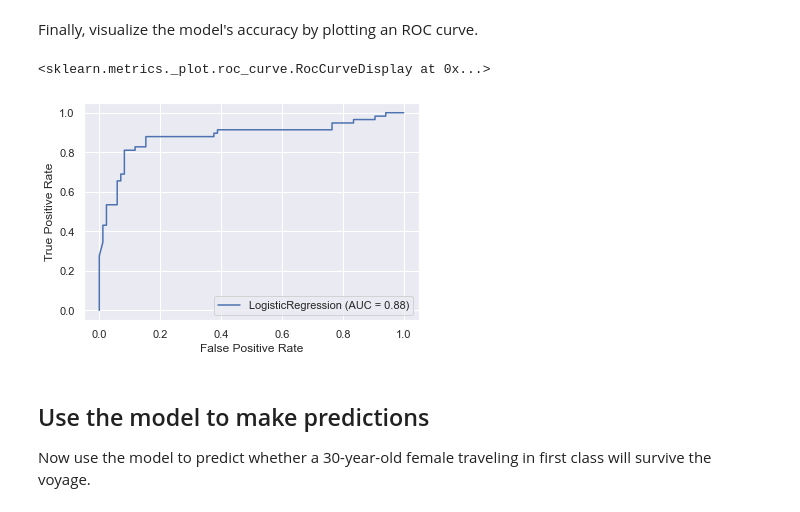
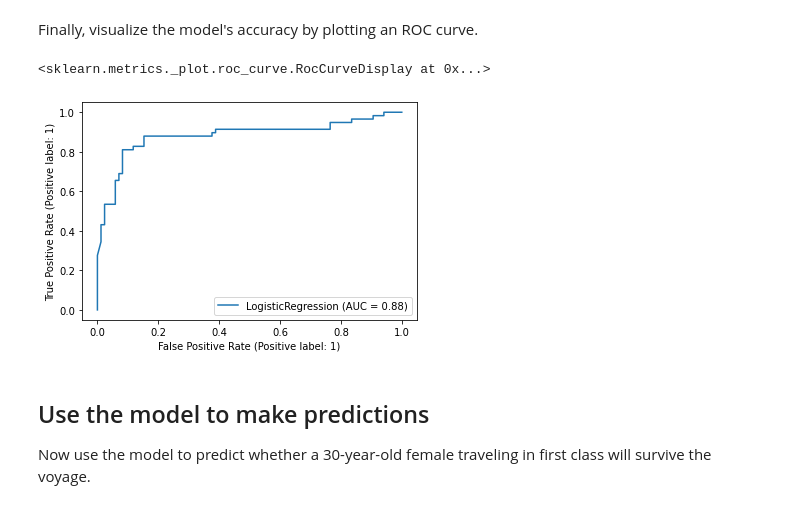
Before and after one commit to jeffprosise/Machine-Learning, a Jupyter notebook: Titanic (Logistic Regression).ipynb, the cells around one changed output. Saved outputs shown, nothing was run; the diff lists cells and outputs as text; code cells hidden in the pictures.

```diff
--- a/Titanic (Logistic Regression).ipynb
+++ b/Titanic (Logistic Regression).ipynb
@@ -166,17 +180,12 @@ weighted avg       0.83      0.83      0.83       143
 # %% [markdown]
 Finally, visualize the model's accuracy by plotting an ROC curve.
 # %%
-%matplotlib inline
-import matplotlib.pyplot as plt
-import seaborn as sns
-sns.set()
-
 from sklearn.metrics import plot_roc_curve
 
 plot_roc_curve(model, x_test, y_test)
 # %% [output]
 <sklearn.metrics._plot.roc_curve.RocCurveDisplay at 0x...>
-[figure, old version]
+[figure, new version]
 # %% [markdown]
 ## Use the model to make predictions
 
```
Also changed, not shown: parts of 4 cells of this notebook.
